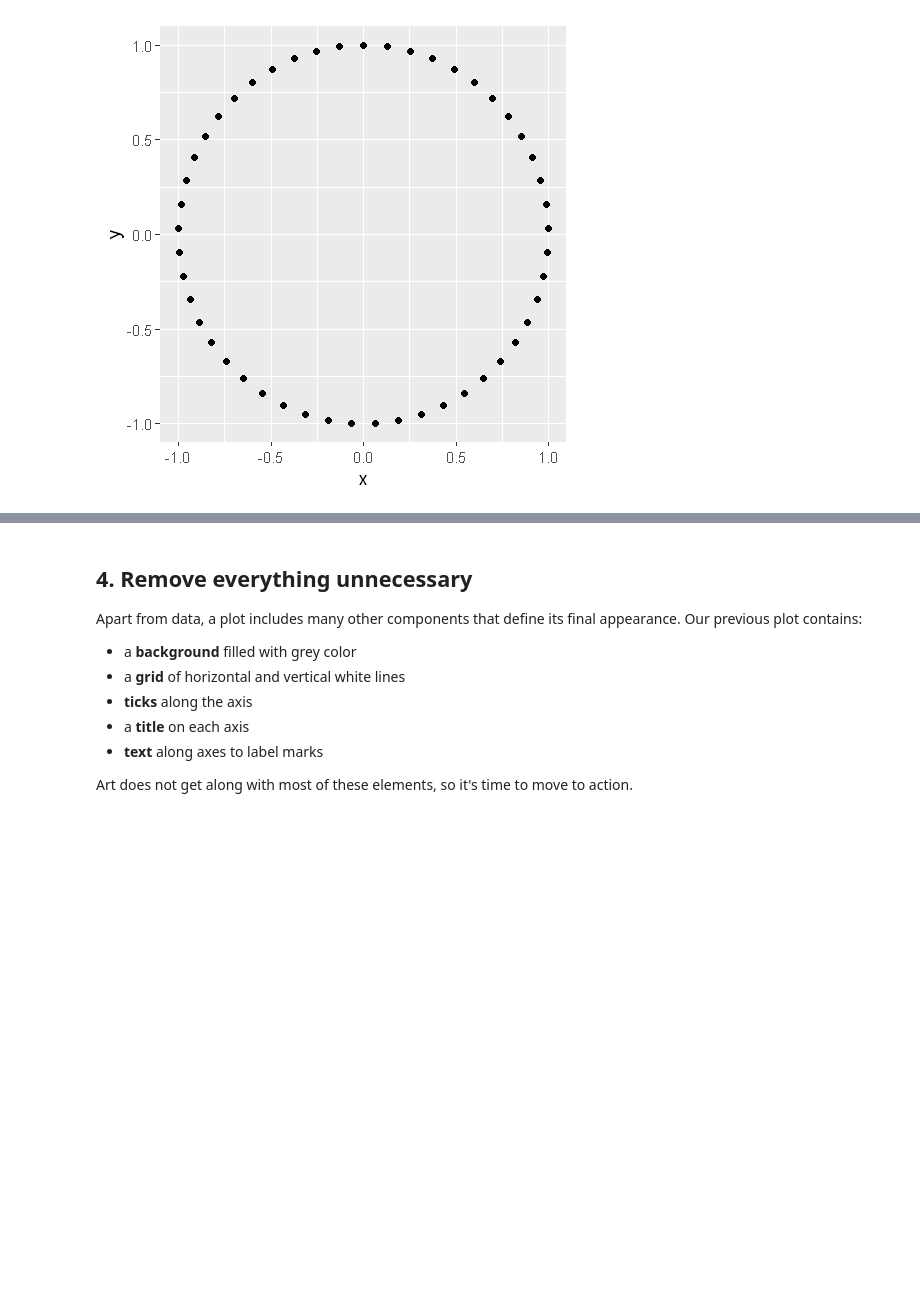
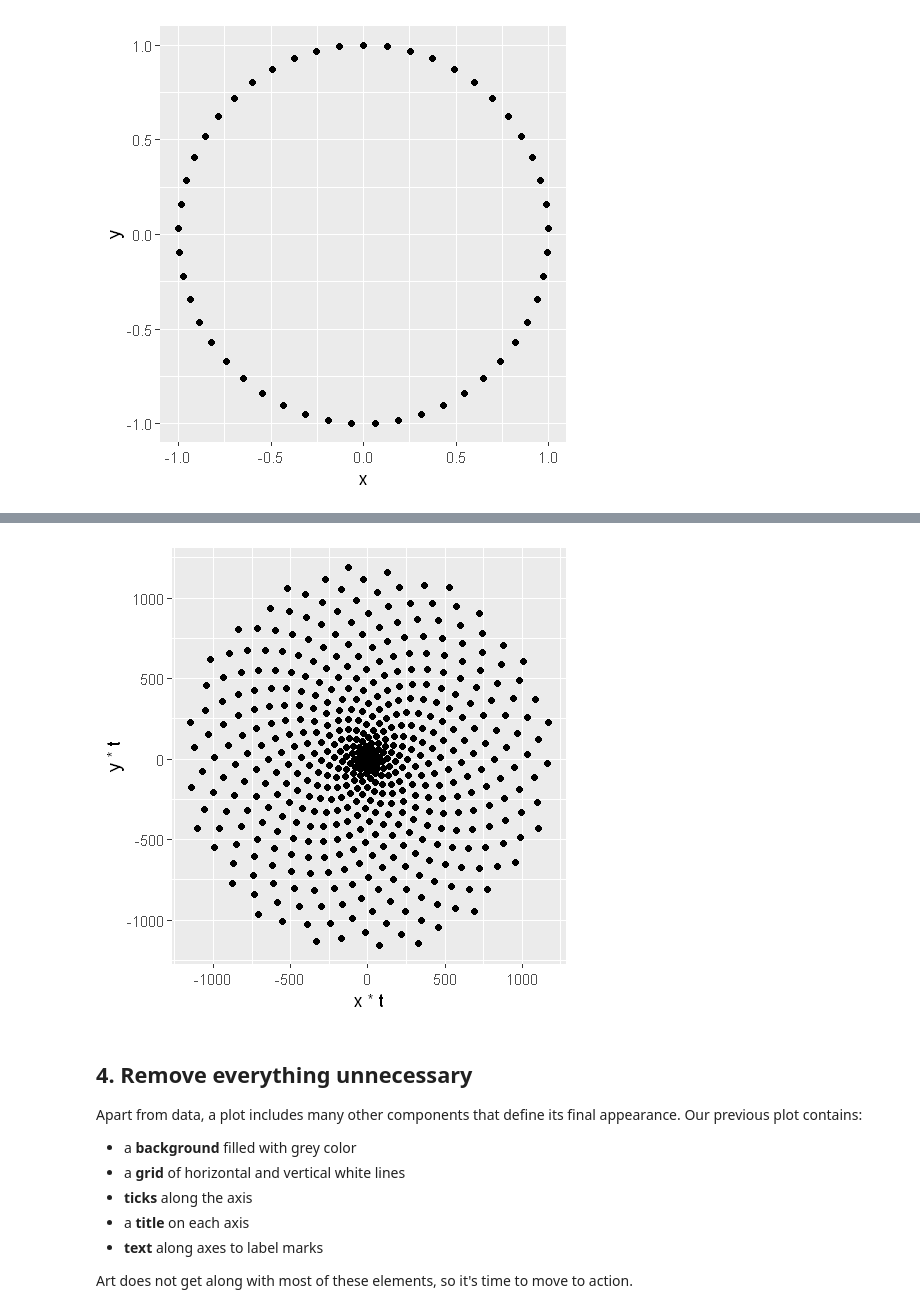
Before and after one commit to Nick-Kolowich/R-practice, a Jupyter notebook: Drawing Flowers Using R/Draw Flowers Using Mathematics/notebook.ipynb, the cells around one changed output, grey strips where cells are left out. Saved outputs shown, nothing was run; the diff lists cells and outputs as text; code cells hidden in the pictures; blank space fills up the shorter version.

```diff
--- a/Drawing Flowers Using R/Draw Flowers Using Mathematics/notebook.ipynb
+++ b/Drawing Flowers Using R/Draw Flowers Using Mathematics/notebook.ipynb
@@ -44,18 +44,20 @@ p + geom_point()
 # %%
 # Define the number of points
 points <-  500
 
 # Define the Golden Angle
-angle <- pi()
+angle <- pi * (3 - sqrt(5))
 
 t <- (1:points) * angle
 x <- sin(t)
 y <-cos(t)
 df <- data.frame(t, x, y)
 
 # Make a scatter plot of points in a spiral
 p <- ggplot(df, aes(x*t, y*t))
-p + ....
+p + geom_point()
+# %% [output]
+[figure, added]
 # %% [markdown]
 ## 4. Remove everything unnecessary
 <p>Apart from data, a plot includes many other components that define its final appearance. Our previous plot contains:</p>
```
Also changed, not shown: parts of 6 cells of this notebook.
